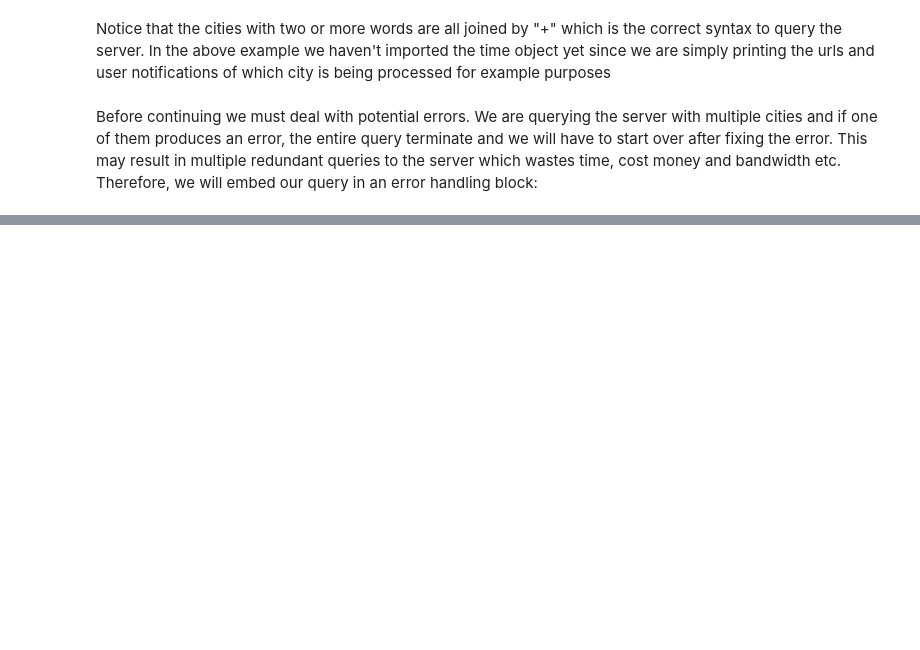
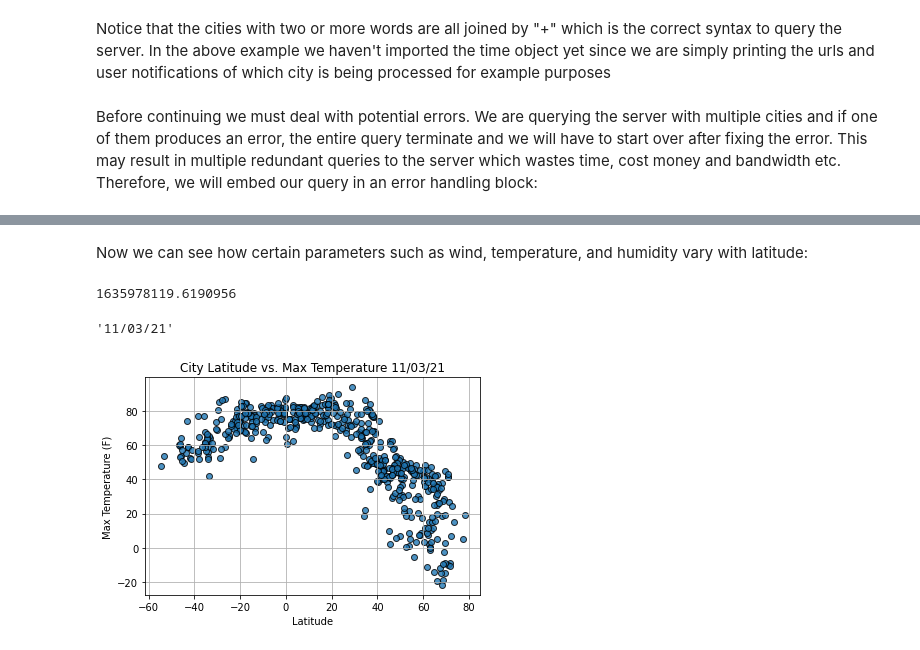
Before and after one commit to ariw237/World_Weather_Analysis, a Jupyter notebook: WeatherPy.ipynb, the cells around one changed output, grey strips where cells are left out. Saved outputs shown, nothing was run; the diff lists cells and outputs as text; code cells hidden in the pictures; blank space fills up the shorter version.

Commit message:
Updated figures and WeatherPy.ipynb

```diff
--- a/WeatherPy.ipynb
+++ b/WeatherPy.ipynb
@@ -299,5 +299,47 @@ city_data_df.head()
 # %%
 output_data_file = "weather_data/cities.csv"
 city_data_df.to_csv(output_data_file, index_label = "City_ID")
-# %%
-city_data_df = pd.read_csv("weather_data/cities.csv")
+# %% [markdown]
+Now we can see how certain parameters such as wind, temperature, and humidity vary with latitude:
+# %%
+# Extract relevant fields from the DataFrame for plotting.
+lats = city_data_df["Lat"]
+max_temps = city_data_df["Max Temp"]
+humidity = city_data_df["Humidity"]
+cloudiness = city_data_df["Cloudiness"]
+wind_speed = city_data_df["Wind Speed"]
+# %%
+#We also need the current time:
+import time
+# Get today's date in seconds.
+today = time.time()
+today  #Baseline is Jan 1 1970 in seconds
+#Example: Roughly Nov 3 2021 3:23pm and 30 seconds =
+# %% [output]
+1635978119.6190956
+# %%
+#Convert to current date:
+time.strftime("%x")
+# %% [output]
+'11/03/21'
+# %%
+#Now we can plot data and add the current date to the figure title:
+# Build the scatter plot for latitude vs. max temperature.
+plt.scatter(lats,
+            max_temps,
+            edgecolor="black", linewidths=1, marker="o",
+            alpha=0.8, label="Cities")
+
+# Incorporate the other graph properties.
+plt.title(f"City Latitude vs. Max Temperature "+ time.strftime("%x"))
+plt.ylabel("Max Temperature (F)")
+plt.xlabel("Latitude")
+plt.grid(True)
+
+# Save the figure.
+plt.savefig("weather_data/Fig1.png")
+
+# Show plot.
+plt.show()
+# %% [output]
+[figure, added]
```
Also changed, not shown: parts of 6 cells of this notebook, 4 other files.
